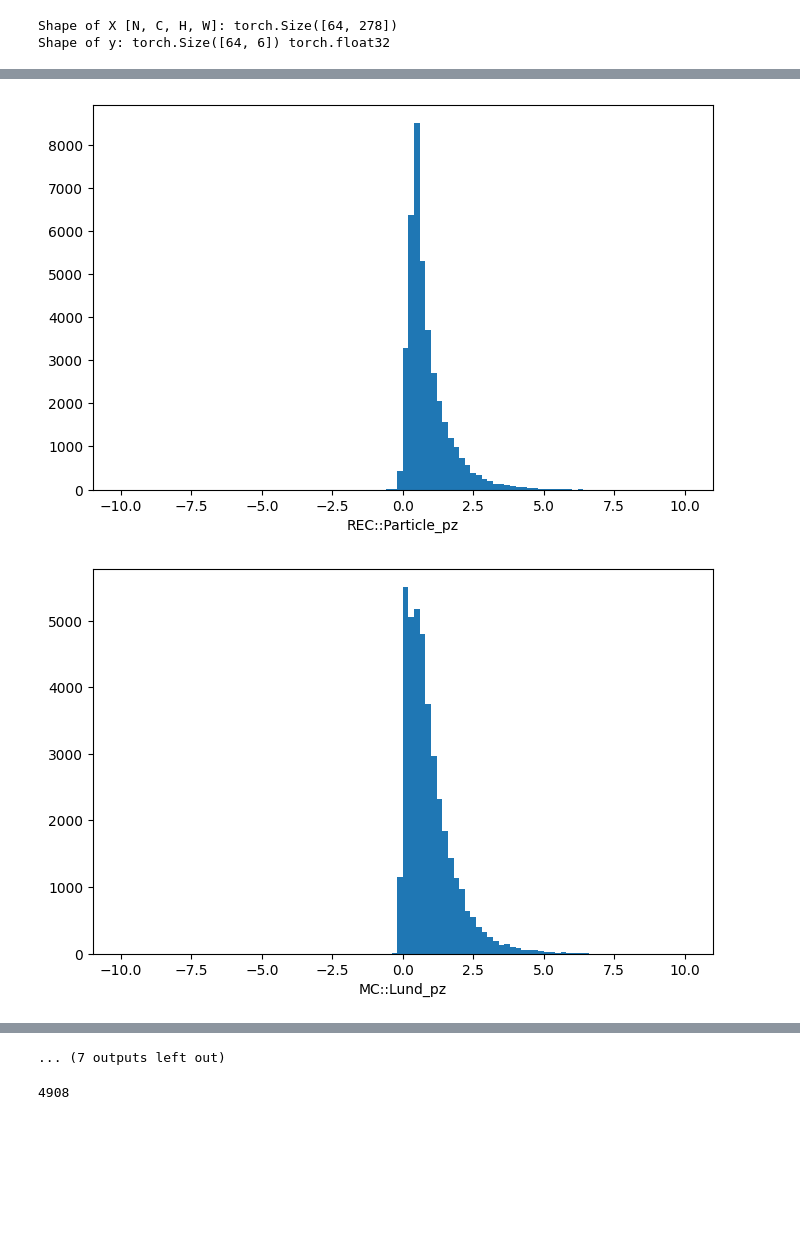
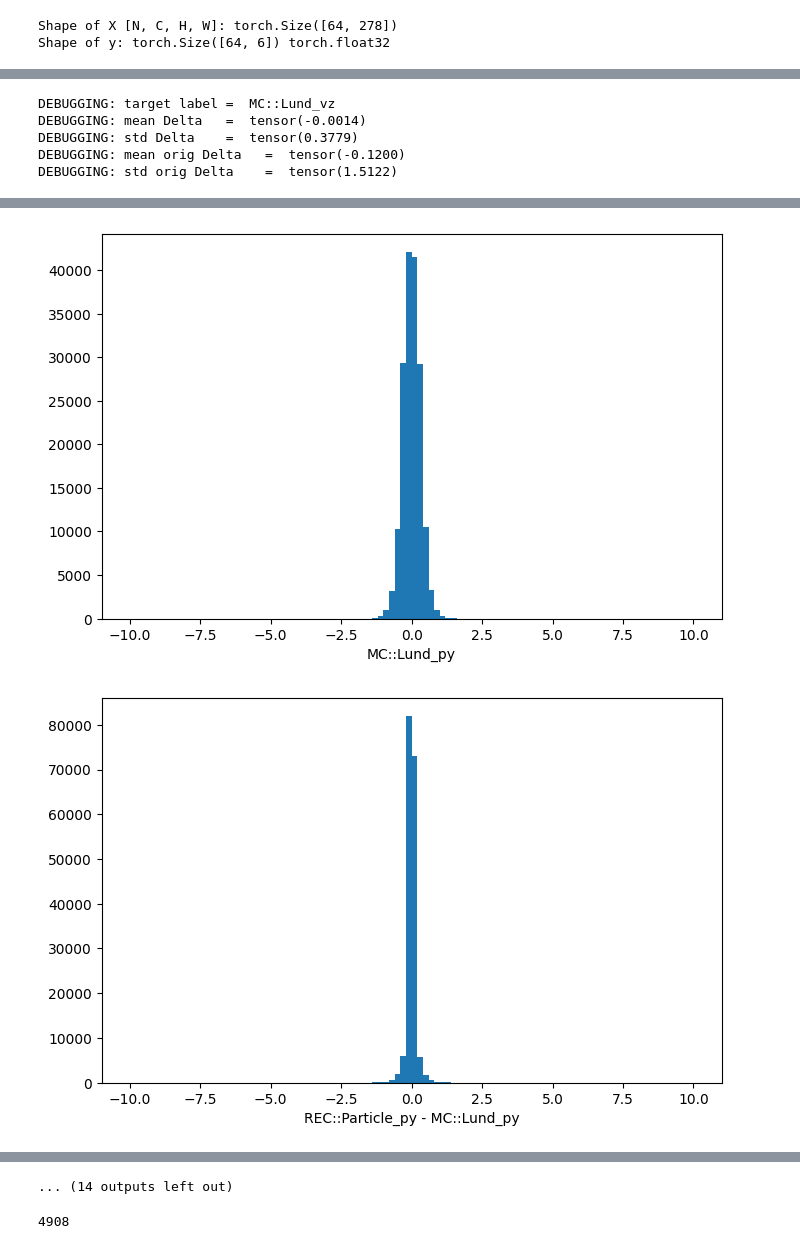
Before and after one commit to mfmceneaney/CLAS12_Lambda_resolution_REU_2023, a Jupyter notebook: TestTrainingSimpleNN.ipynb, the cells around one changed output, grey strips where cells are left out. Saved outputs shown, nothing was run; the diff lists cells and outputs as text; code cells hidden in the pictures; blank space fills up the shorter version.

```diff
--- a/TestTrainingSimpleNN.ipynb
+++ b/TestTrainingSimpleNN.ipynb
@@ -484,8 +484,8 @@ class CustomDataset(Dataset):
 root_dir = '.'
 data_file = 'data.txt'
 truth_file = 'truth.txt'
-data_file = '/volatile/clas12/users/mfmce/CLAS12_Lambda_resolution_REU_2023_jobs_12_5_23_BACKUP/xyz_full_skim_50nA_OB_job_3313_0.hipo.csv_*.parquet' #NOTE: CANNOT DISTRIBUTE DATALOADER OF PYTORCH SO FAR AS I KNOW BUT CAN USE DASK TO DISTRIBUTE MODEL TRAINING ACROSS DIFFERENT WORKERS WITH THEIR OWN INDIVIDUAL DATALOADERS.
-truth_file = '/volatile/clas12/users/mfmce/CLAS12_Lambda_resolution_REU_2023_jobs_12_5_23_BACKUP/ptp_full_skim_50nA_OB_job_3313_0.hipo.csv_*.parquet'
+data_file = '/volatile/clas12/users/mfmce/CLAS12_Lambda_resolution_REU_2023_jobs_12_5_23/xyz_full_skim_50nA_OB_job_3313_0.hipo.csv_*.parquet' #NOTE: CANNOT DISTRIBUTE DATALOADER OF PYTORCH SO FAR AS I KNOW BUT CAN USE DASK TO DISTRIBUTE MODEL TRAINING ACROSS DIFFERENT WORKERS WITH THEIR OWN INDIVIDUAL DATALOADERS.
+truth_file = '/volatile/clas12/users/mfmce/CLAS12_Lambda_resolution_REU_2023_jobs_12_5_23/ptp_full_skim_50nA_OB_job_3313_0.hipo.csv_*.parquet'
 # data_file = 'data_test.csv'
 # truth_file = 'truth_test.csv'
 def transform(sample):
@@ -802,9 +802,13 @@ class NeuralNetwork(nn.Module):
         self.linear_relu_stack = nn.Sequential(
             nn.Linear(input_dim, 1024),
             nn.ReLU(),
-            nn.Linear(1024, 256),
+            nn.Linear(1024, 512),
             nn.ReLU(),
-            nn.Linear(256, output_dim)
+            nn.Linear(512, 256),
+            nn.ReLU(),
+            nn.Linear(256, 128),
+            nn.ReLU(),
+            nn.Linear(128, output_dim)
         )
 
     def forward(self, x):
@@ -1004,9 +1030,14 @@ def test(dataloader, model, loss_fn):
     figs = []
     for j in range(0,3):
         figsize = (8,5)
+        f0 = plt.figure(figsize=figsize)
+        a0 = plt.hist((inputs[:,j]*10),bins=100,range=low_high)
+        plt.xlabel('inputs '+dataset.data_keys[j])
+
+        figsize = (8,5)
         f1 = plt.figure(figsize=figsize)
         a1 = plt.hist((preds[:,j]*10),bins=100,range=low_high)
-        plt.xlabel(dataset.data_keys[j])
+        plt.xlabel('preds '+dataset.data_keys[j])
 
         figsize = (8,5)
         f2 = plt.figure(figsize=figsize)
@@ -1017,6 +1048,8 @@ def test(dataloader, model, loss_fn):
         f3 = plt.figure(figsize=figsize)
         a3 = plt.hist((correct[:,j]*10),bins=100,range=low_high)
         plt.xlabel(dataset.data_keys[j]+' - '+dataset.truth_keys[j])
+
+        # Print stuff
         print("DEBUGGING: target label = ",dataset.truth_keys[j])
         print("DEBUGGING: mean Delta   = ",correct[:,j].mean()*10)
         print("DEBUGGING: std Delta    = ",correct[:,j].std()*10)
@@ -1026,16 +1059,21 @@ def test(dataloader, model, loss_fn):
         print("DEBUGGING: mean orig Delta   = ",original_deltas.mean()*10)
         print("DEBUGGING: std orig Delta    = ",original_deltas.std()*10)
 
-        figs.extend([f1,f2,f3])
+        figs.extend([f0,f1,f2,f3])
 
     low_high = (-100,100)
 
     # Plot differences between test and prediction
     for j in range(3,6):
         figsize = (8,5)
+        f0 = plt.figure(figsize=figsize)
+        a0 = plt.hist((inputs[:,j]*50)-25,bins=100,range=low_high)
+        plt.xlabel('inputs '+dataset.data_keys[j])
+
+        figsize = (8,5)
         f1 = plt.figure(figsize=figsize)
         a1 = plt.hist((preds[:,j]*50)-25,bins=100,range=low_high)
-        plt.xlabel(dataset.data_keys[j])
+        plt.xlabel('preds '+dataset.data_keys[j])
 
         figsize = (8,5)
         f2 = plt.figure(figsize=figsize)
@@ -1047,7 +1085,17 @@ def test(dataloader, model, loss_fn):
         a3 = plt.hist((correct[:,j]*50),bins=100,range=low_high)
         plt.xlabel(dataset.data_keys[j]+' - '+dataset.truth_keys[j])
 
-        figs.extend([f1,f2,f3])
+        # Print stuff
+        print("DEBUGGING: target label = ",dataset.truth_keys[j])
+        print("DEBUGGING: mean Delta   = ",correct[:,j].mean()*10)
+        print("DEBUGGING: std Delta    = ",correct[:,j].std()*10)
+
+        # Get original diffs
+        original_deltas = np.subtract(inputs[:,j],tests[:,j])
+        print("DEBUGGING: mean orig Delta   = ",original_deltas.mean()*10)
+        print("DEBUGGING: std orig Delta    = ",original_deltas.std()*10)
+
+        figs.extend([f0,f1,f2,f3])
 
     plt.show()
 
@@ -1072,0 +1121,5 @@ DEBUGGING: std orig Delta    =  tensor(0.5181)
+DEBUGGING: target label =  MC::Lund_vz
+DEBUGGING: mean Delta   =  tensor(-0.0014)
+DEBUGGING: std Delta    =  tensor(0.3779)
+DEBUGGING: mean orig Delta   =  tensor(-0.1200)
+DEBUGGING: std orig Delta    =  tensor(1.5122)
@@ -1079,2 +1132,2 @@ DEBUGGING: std orig Delta    =  tensor(0.5181)
-[figure, old version]
+[figure, new version]
-[figure, old version]
+[figure, new version]
@@ -1084,4 +1136,4 @@ DEBUGGING: std orig Delta    =  tensor(0.5181)
-... (7 outputs left out)
+... (14 outputs left out)
 # %%
 print(len(train_dataloader))
 # %% [output]
```
Also changed, not shown: parts of 11 cells of this notebook.
